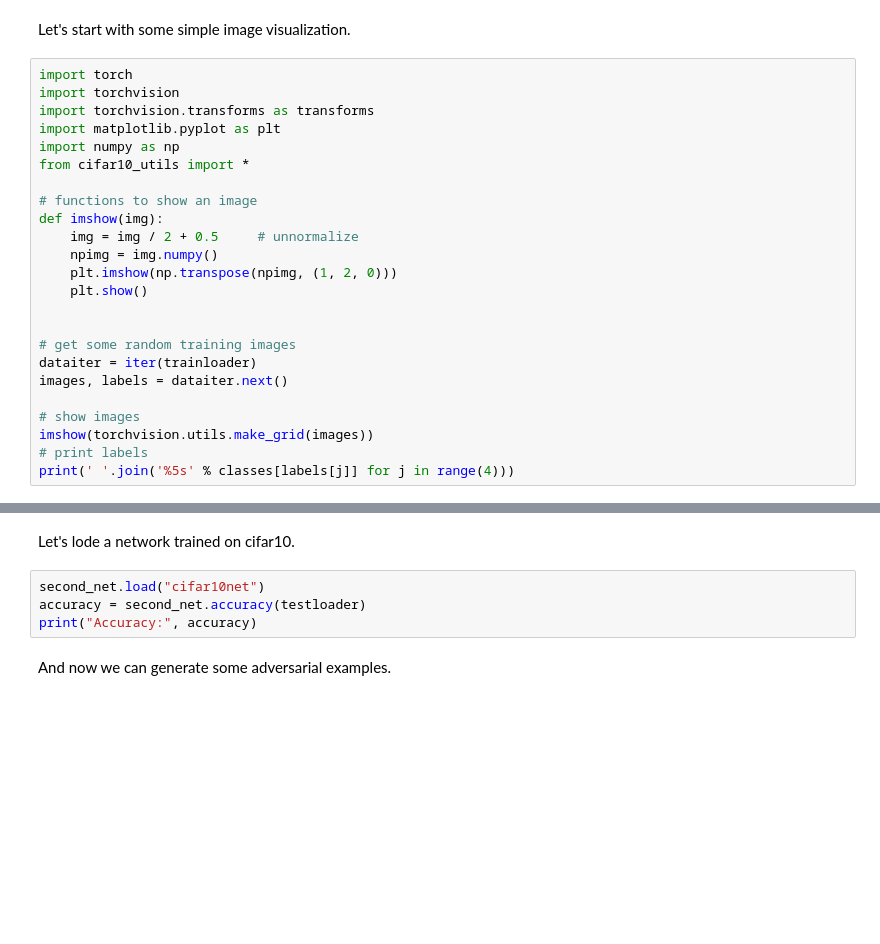
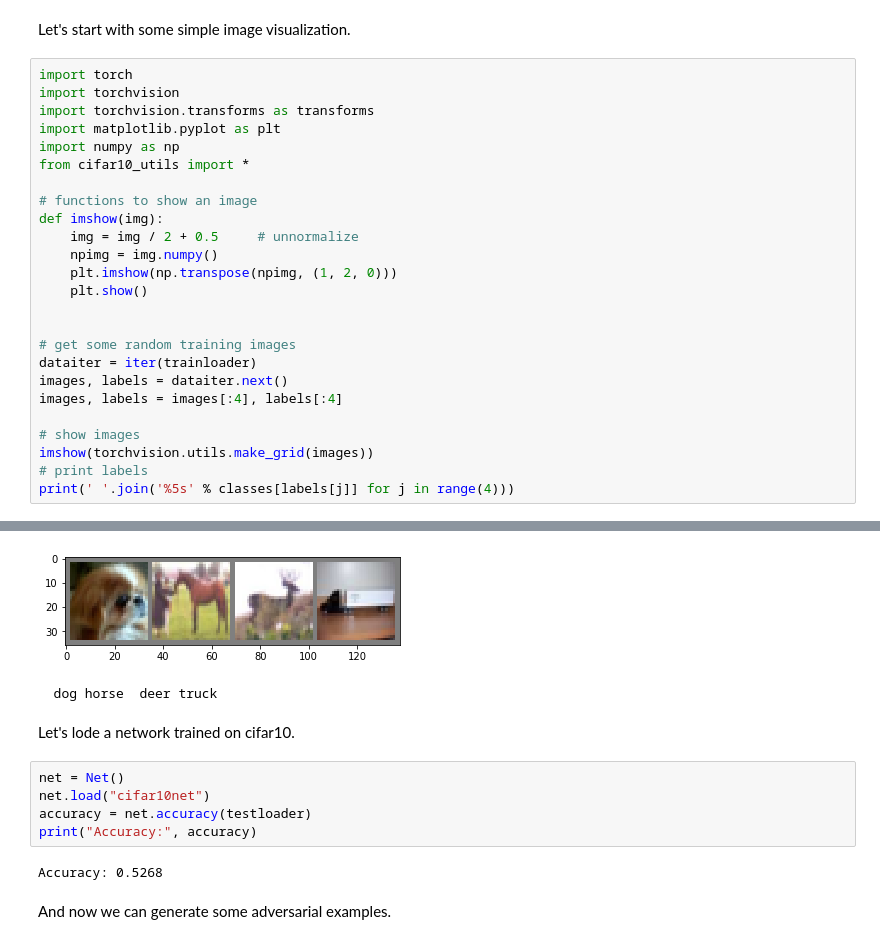
Before and after one commit to nielsrolf/pytorch-lrp, a Jupyter notebook: cifar10_adversarial_examples.ipynb, the cells around one changed output, grey strips where cells are left out. Saved outputs shown, nothing was run; the diff lists cells and outputs as text; blank space fills up the shorter version.

```diff
--- a/cifar10_adversarial_examples.ipynb
+++ b/cifar10_adversarial_examples.ipynb
@@ -25,6 +25,7 @@ def imshow(img):
 # get some random training images
 dataiter = iter(trainloader)
 images, labels = dataiter.next()
+images, labels = images[:4], labels[:4]
 
 # show images
 imshow(torchvision.utils.make_grid(images))
@@ -35,9 +37,14 @@ Downloading https://www.cs.toronto.edu/~kriz/cifar-10-python.tar.gz to ./data/ci
+[figure, added]
+  dog horse  deer truck
 # %% [markdown]
 Let's lode a network trained on cifar10.
 # %%
-second_net.load("cifar10net")
-accuracy = second_net.accuracy(testloader)
+net = Net()
+net.load("cifar10net")
+accuracy = net.accuracy(testloader)
 print("Accuracy:", accuracy)
+# %% [output]
+Accuracy: 0.5268
 # %% [markdown]
 And now we can generate some adversarial examples.
 # %%
```
Also changed, not shown: parts of 2 cells of this notebook.
